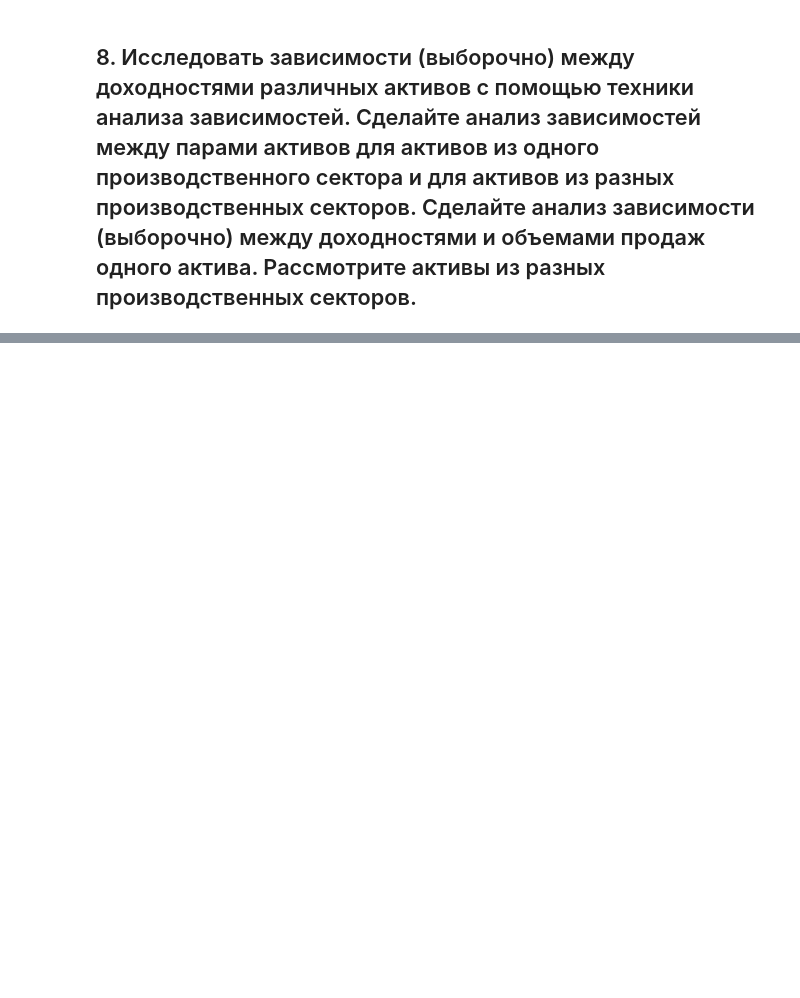
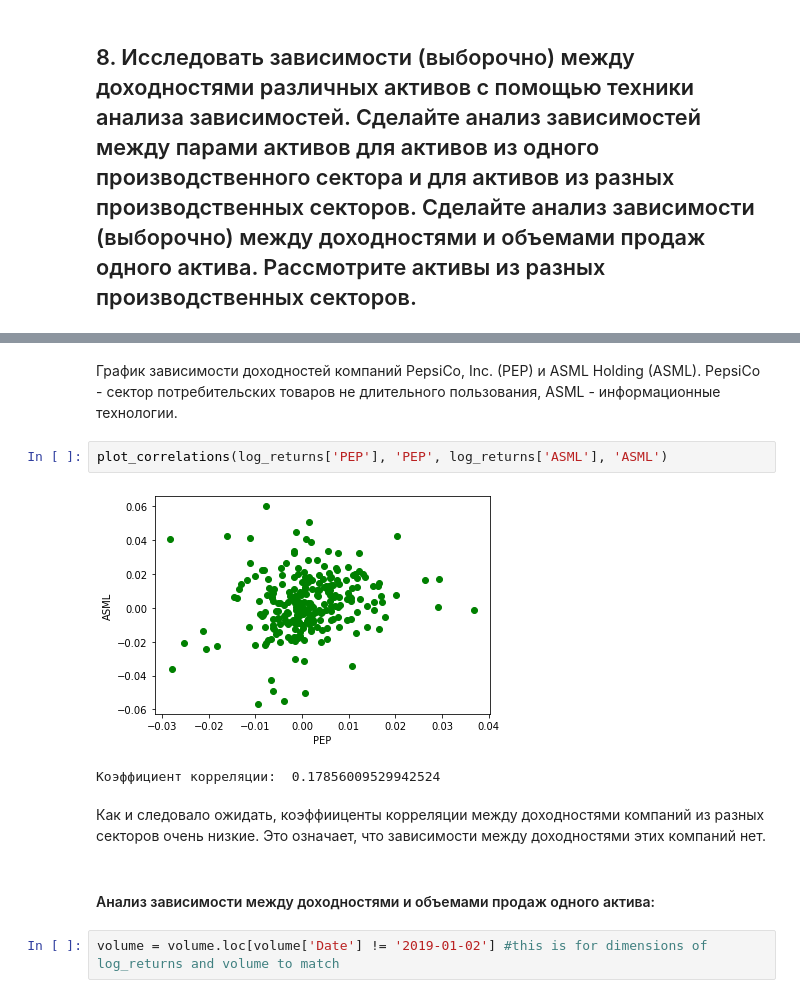
Before and after one commit to katyamalysheva/lab-1, a Jupyter notebook: lab1.ipynb, the cells around one changed output, grey strips where cells are left out. Cells and saved outputs as stored; diff of their text form; blank space fills up the shorter version.

```diff
--- a/lab1.ipynb
+++ b/lab1.ipynb
@@ -404,0 +440,13 @@ for tested_ticker in tested_tickers:
+# %% [markdown]
+График зависимости доходностей компаний PepsiCo, Inc. (PEP) и ASML Holding (ASML). PepsiCo - сектор потребительских товаров не длительного пользования, ASML - информационные технологии.
+# %%
+plot_correlations(log_returns['PEP'], 'PEP', log_returns['ASML'], 'ASML')
+# %% [output]
+[figure, added]
+Коэффициент корреляции:  0.17856009529942524
+# %% [markdown]
+Как и следовало ожидать, коэффииценты корреляции между доходностями компаний из разных секторов очень низкие. Это означает, что зависимости между доходностями этих компаний нет.
+# %% [markdown]
+#### Анализ зависимости между доходностями и объемами продаж одного актива:
+# %%
+volume = volume.loc[volume['Date'] != '2019-01-02'] #this is for dimensions of log_returns and volume to match
```
Also changed, not shown: parts of 30 cells of this notebook.
